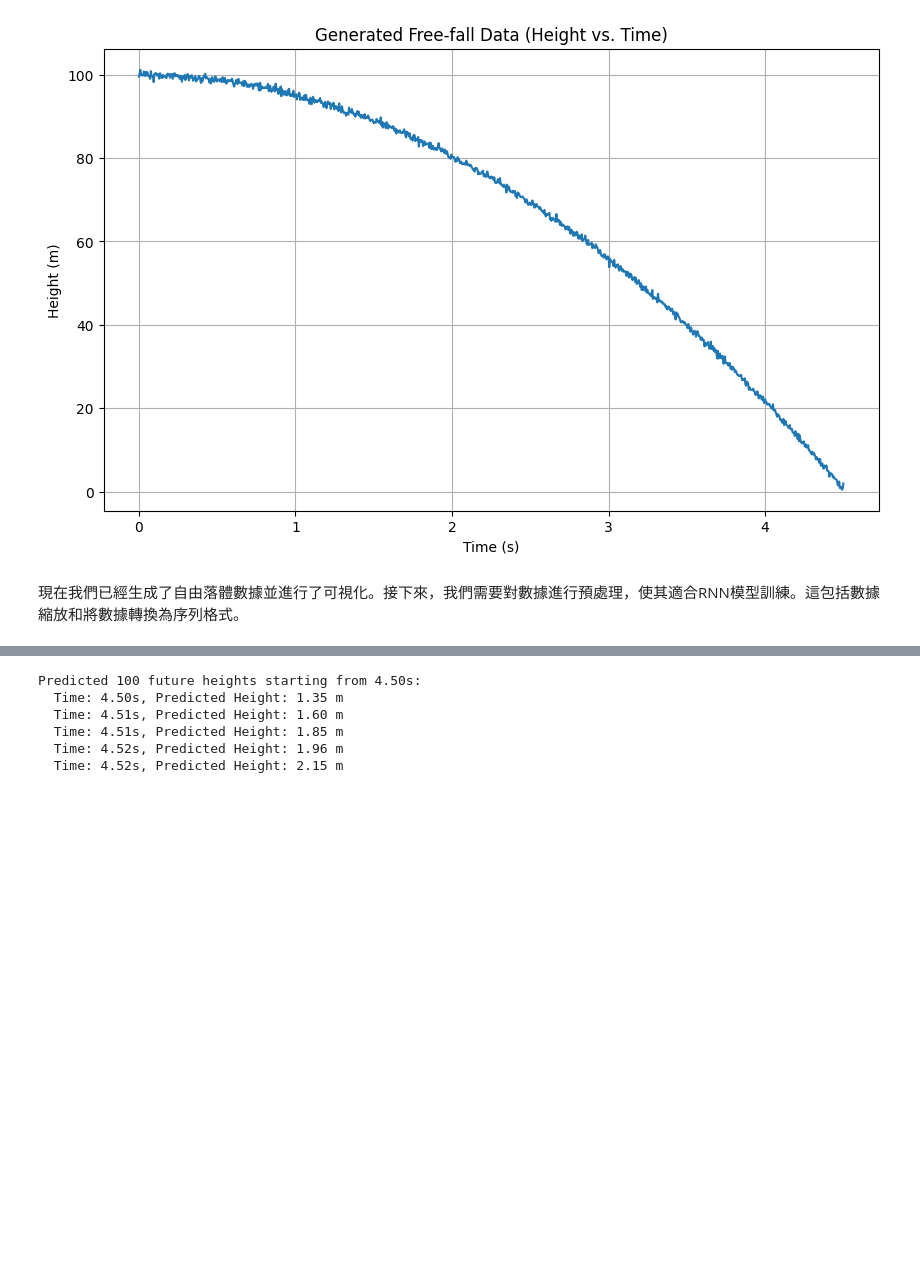
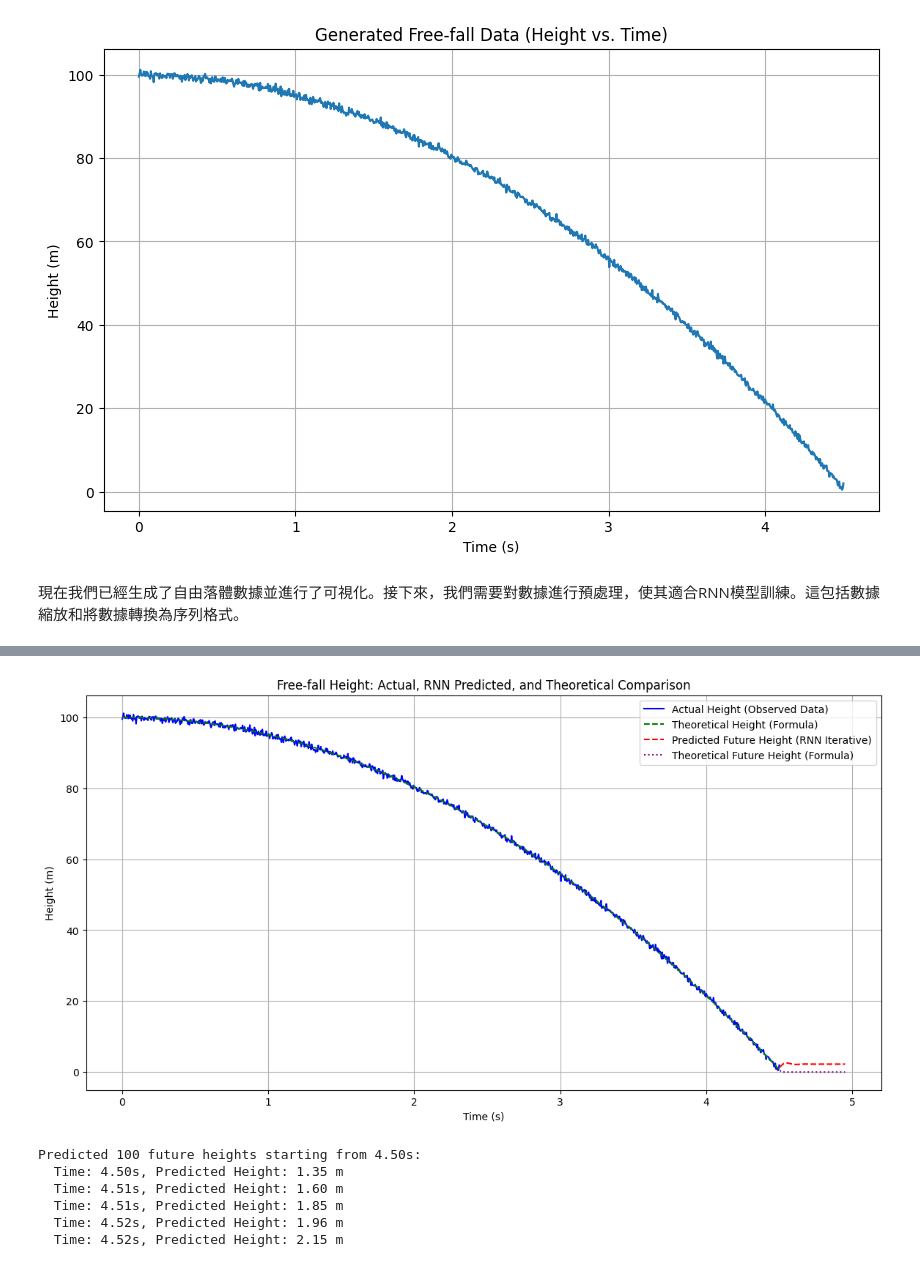
Before and after one commit to twyeh/university-physics, a Jupyter notebook: 自由落體的RNN模型.ipynb, the cells around one changed output, grey strips where cells are left out. Drawn from its saved outputs; the diff is of its cells as text; code cells hidden in the pictures; blank space fills up the shorter version.

```diff
--- a/自由落體的RNN模型.ipynb
+++ b/自由落體的RNN模型.ipynb
@@ -51,3 +101,37 @@ Generated free-fall data samples:
+# %%
+# 7. Compare RNN predictions with the physical formula
+
+# Define the physical free-fall formula (using the parameters from data generation)
+initial_height = 100
+gravity = 9.81
+
+def theoretical_free_fall(time, initial_height=100, gravity=9.81):
+    height = initial_height - 0.5 * gravity * time**2
+    # Ensure height doesn't go below zero for theoretical calculation
+    height[height < 0] = 0
+    return height
+
+# Calculate theoretical heights for the observed time range
+theoretical_height_observed = theoretical_free_fall(free_fall_df['time'].values, initial_height, gravity)
+
+# Calculate theoretical heights for the future predicted time range
+theoretical_height_future = theoretical_free_fall(np.array(future_times), initial_height, gravity)
+
+# Visualize the actual, RNN predicted, and theoretical values
+plt.figure(figsize=(14, 7))
+plt.plot(free_fall_df['time'], free_fall_df['height'], label='Actual Height (Observed Data)', color='blue')
+plt.plot(free_fall_df['time'], theoretical_height_observed, label='Theoretical Height (Formula)', color='green', linestyle='--')
+plt.plot(future_times, predicted_heights_future, 'r--', label='Predicted Future Height (RNN Iterative)')
+plt.plot(future_times, theoretical_height_future, label='Theoretical Future Height (Formula)', color='purple', linestyle=':')
+
+plt.title('Free-fall Height: Actual, RNN Predicted, and Theoretical Comparison')
+plt.xlabel('Time (s)')
+plt.ylabel('Height (m)')
+plt.legend()
+plt.grid(True)
+plt.show()
+# %% [output]
+[figure, added]
 # %%
 import numpy as np
 import matplotlib.pyplot as plt
```
Also changed, not shown: parts of 4 cells of this notebook.
